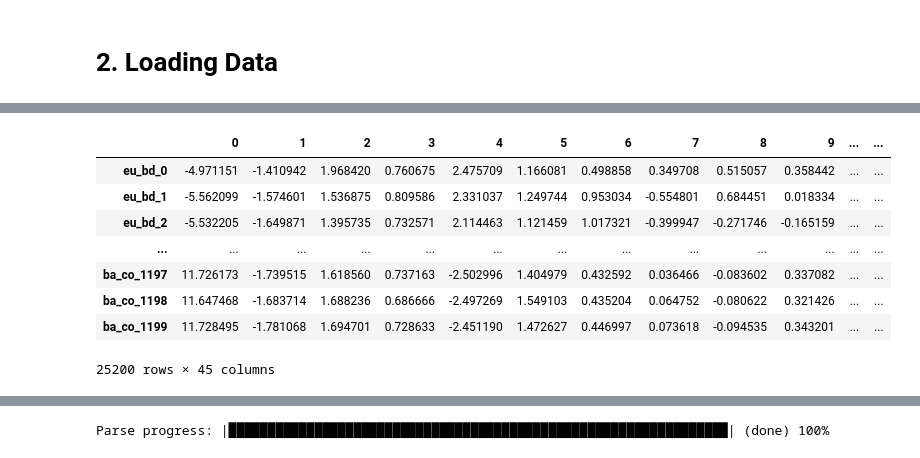
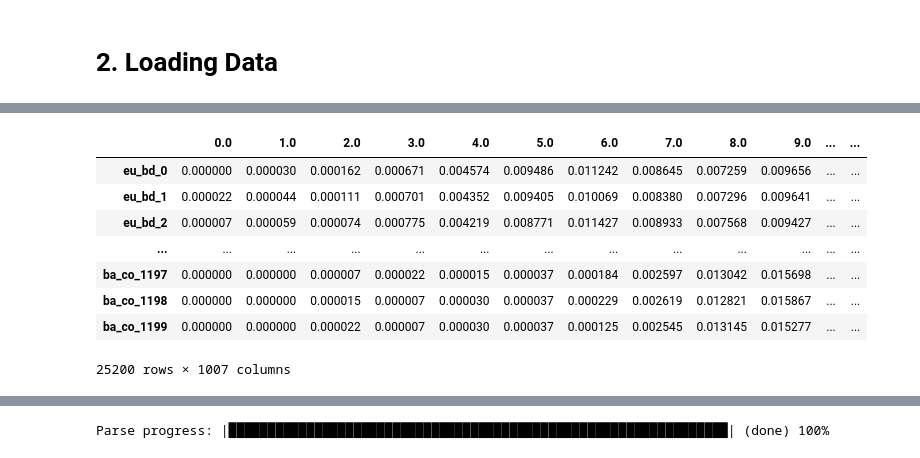
Before and after one commit to FelipeMFO/phd-data-wrangling, a Jupyter notebook: notebooks/modeling.ipynb, the cells around one changed output, grey strips where cells are left out. Cells and saved outputs as stored; diff of their text form; code cells hidden in the pictures.

```diff
--- a/notebooks/modeling.ipynb
+++ b/notebooks/modeling.ipynb
@@ -83 +91,4 @@ df = pd.read_pickle(STRUCTURED_DATA + "dataframe_21_1200.pkl")
+# %%
+df_thousand = pd.DataFrame(0.0, index=df.index, columns = [str(float(col)) for col in range(1000)])
+df_thousand.update(df)
 # %%
@@ -145,12 +97,12 @@ df_to_train = pd.concat([df_pca.set_index(df.index), df.loc[:, df.columns == "ha
-# %%
-df_to_train
-# %% [output]
-|  | 0 | 1 | 2 | 3 | 4 | 5 | 6 | 7 | 8 | 9 | ... | ... |
-| eu_bd_0 | -4.971151 | -1.410942 | 1.968420 | 0.760675 | 2.475709 | 1.166081 | 0.498858 | 0.349708 | 0.515057 | 0.358442 | ... | ... |
-| eu_bd_1 | -5.562099 | -1.574601 | 1.536875 | 0.809586 | 2.331037 | 1.249744 | 0.953034 | -0.554801 | 0.684451 | 0.018334 | ... | ... |
-| eu_bd_2 | -5.532205 | -1.649871 | 1.395735 | 0.732571 | 2.114463 | 1.121459 | 1.017321 | -0.399947 | -0.271746 | -0.165159 | ... | ... |
-| ... | ... | ... | ... | ... | ... | ... | ... | ... | ... | ... | ... | ... |
-| ba_co_1197 | 11.726173 | -1.739515 | 1.618560 | 0.737163 | -2.502996 | 1.404979 | 0.432592 | 0.036466 | -0.083602 | 0.337082 | ... | ... |
-| ba_co_1198 | 11.647468 | -1.683714 | 1.688236 | 0.686666 | -2.497269 | 1.549103 | 0.435204 | 0.064752 | -0.080622 | 0.321426 | ... | ... |
-| ba_co_1199 | 11.728495 | -1.781068 | 1.694701 | 0.728633 | -2.451190 | 1.472627 | 0.446997 | 0.073618 | -0.094535 | 0.343201 | ... | ... |
-25200 rows × 45 columns
+# %%
+df_thousand
+# %% [output]
+|  | 0.0 | 1.0 | 2.0 | 3.0 | 4.0 | 5.0 | 6.0 | 7.0 | 8.0 | 9.0 | ... | ... |
+| eu_bd_0 | 0.000000 | 0.000030 | 0.000162 | 0.000671 | 0.004574 | 0.009486 | 0.011242 | 0.008645 | 0.007259 | 0.009656 | ... | ... |
+| eu_bd_1 | 0.000022 | 0.000044 | 0.000111 | 0.000701 | 0.004352 | 0.009405 | 0.010069 | 0.008380 | 0.007296 | 0.009641 | ... | ... |
+| eu_bd_2 | 0.000007 | 0.000059 | 0.000074 | 0.000775 | 0.004219 | 0.008771 | 0.011427 | 0.008933 | 0.007568 | 0.009427 | ... | ... |
+| ... | ... | ... | ... | ... | ... | ... | ... | ... | ... | ... | ... | ... |
+| ba_co_1197 | 0.000000 | 0.000000 | 0.000007 | 0.000022 | 0.000015 | 0.000037 | 0.000184 | 0.002597 | 0.013042 | 0.015698 | ... | ... |
+| ba_co_1198 | 0.000000 | 0.000000 | 0.000015 | 0.000007 | 0.000030 | 0.000037 | 0.000229 | 0.002619 | 0.012821 | 0.015867 | ... | ... |
+| ba_co_1199 | 0.000000 | 0.000000 | 0.000022 | 0.000007 | 0.000030 | 0.000037 | 0.000125 | 0.002545 | 0.013145 | 0.015277 | ... | ... |
+25200 rows × 1007 columns
```
Also changed, not shown: parts of 35 cells of this notebook, 5 other files.
